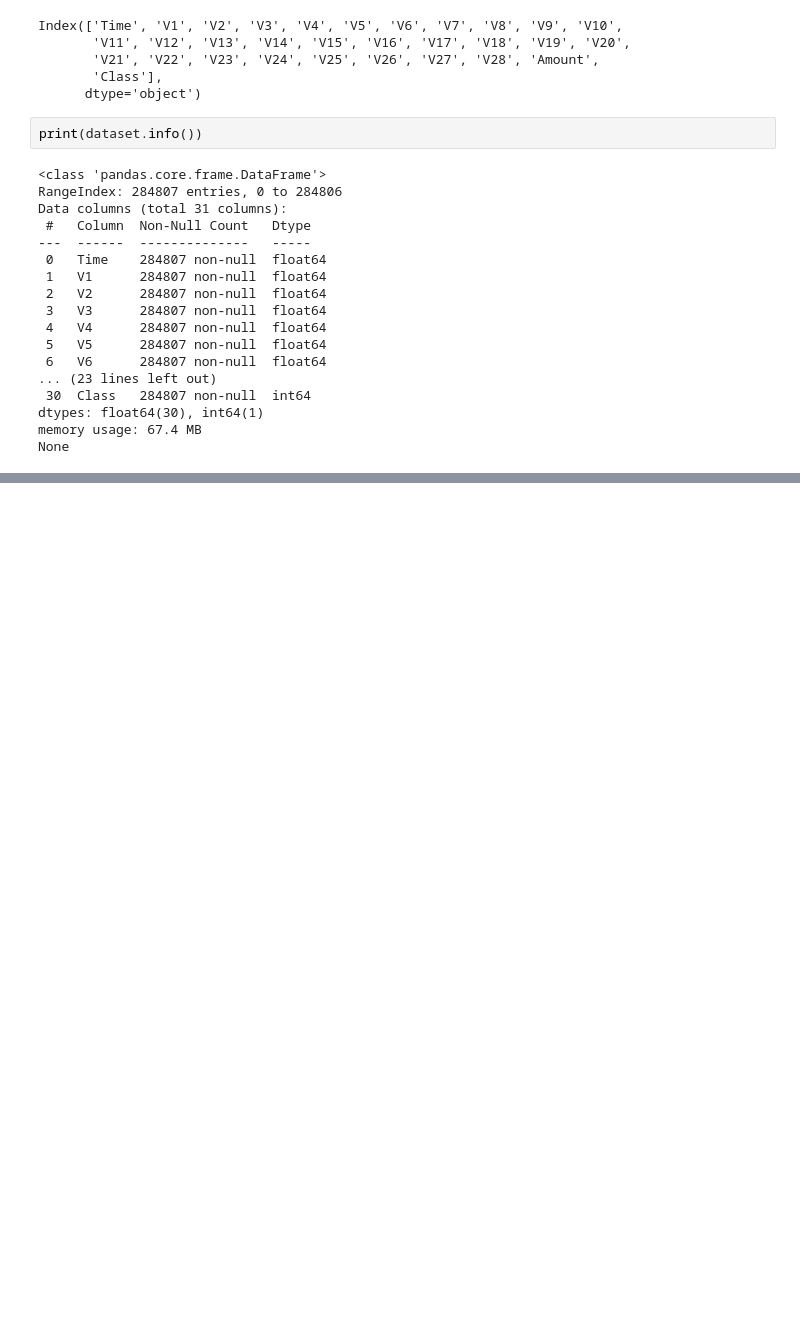
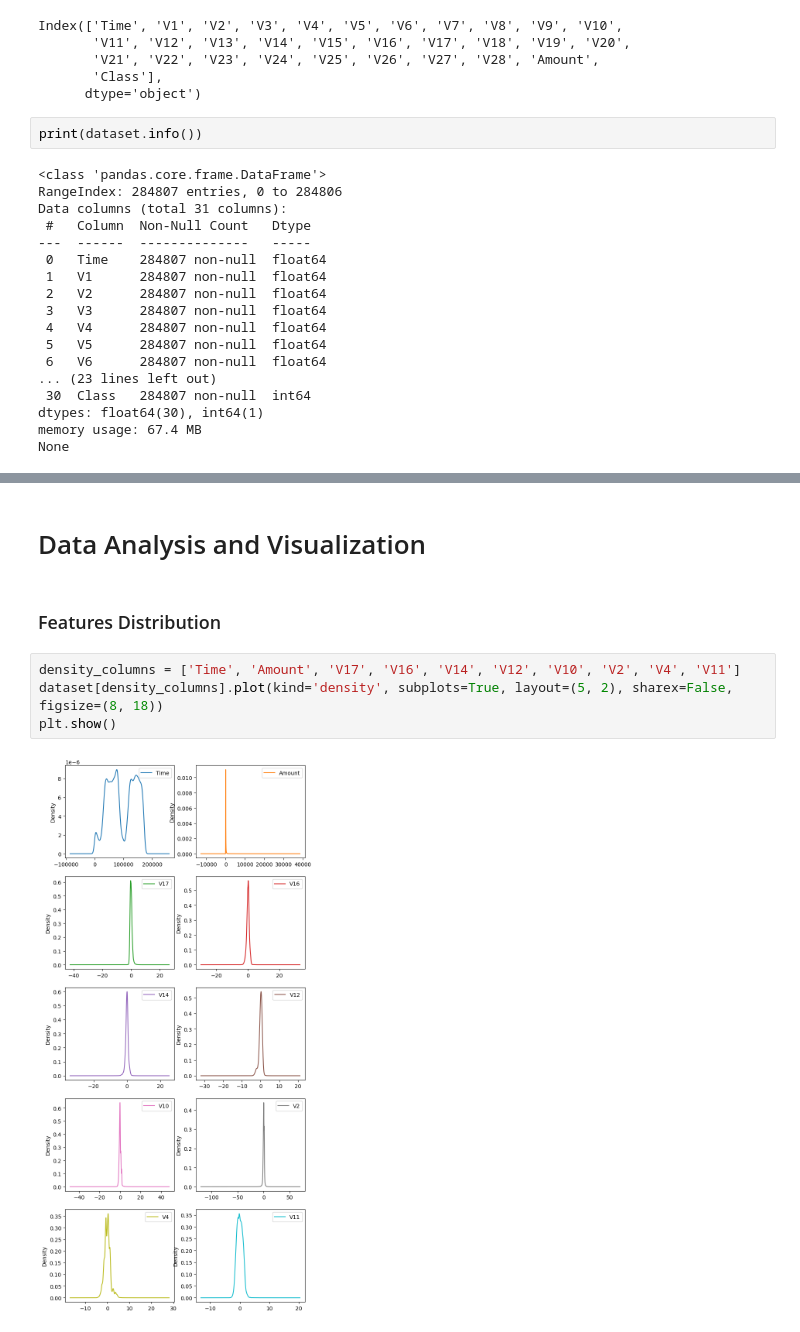
Before and after one commit to Faridghr/FraudDetectivePy, a Jupyter notebook: src/FraudDetectivePy.ipynb, the cells around one changed output, grey strips where cells are left out. Cells and saved outputs as stored; diff of their text form; blank space fills up the shorter version.

Commit message:
Data Analysis
EDA and Data visualization

```diff
--- a/src/FraudDetectivePy.ipynb
+++ b/src/FraudDetectivePy.ipynb
@@ -62,0 +85,10 @@ None
+# %% [markdown]
+# Data Analysis and Visualization
+# %% [markdown]
+### Features Distribution
+# %%
+density_columns = ['Time', 'Amount', 'V17', 'V16', 'V14', 'V12', 'V10', 'V2', 'V4', 'V11']
+dataset[density_columns].plot(kind='density', subplots=True, layout=(5, 2), sharex=False, figsize=(8, 18))
+plt.show()
+# %% [output]
+[figure, added]
```
Also changed, not shown: parts of 46 cells of this notebook, 2 other files.
